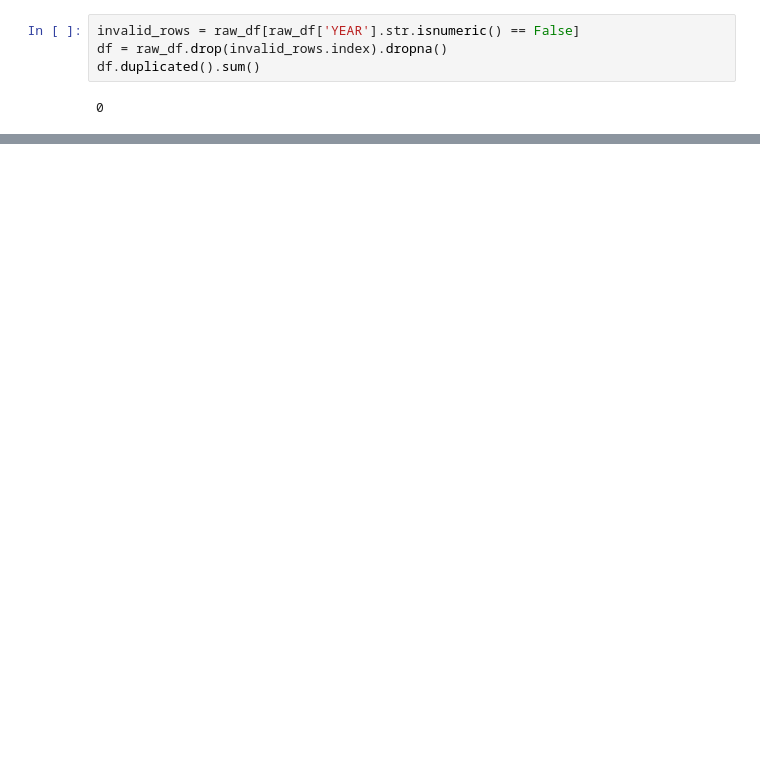
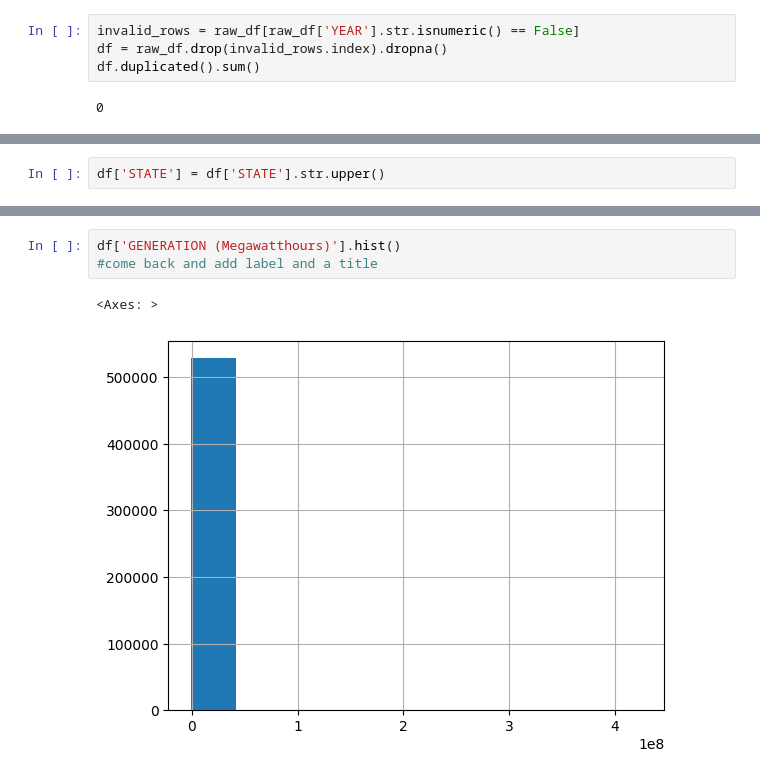
Before and after one commit to NickSordi/6505-Final-Project, a Jupyter notebook: Load Data.ipynb, the cells around one changed output, grey strips where cells are left out. Saved outputs shown, nothing was run; the diff lists cells and outputs as text; blank space fills up the shorter version.

```diff
--- a/Load Data.ipynb
+++ b/Load Data.ipynb
@@ -80,0 +79,2 @@ DATE
+# %%
+df['STATE'] = df['STATE'].str.upper()
@@ -100,0 +125,6 @@ array(['Coal', 'Petroleum', 'Natural Gas', 'Hydroelectric Conventional',
+# %%
+df['GENERATION (Megawatthours)'].hist()
+#come back and add label and a title
+# %% [output]
+<Axes: >
+[figure, added]
```
Also changed, not shown: parts of 65 cells of this notebook.
